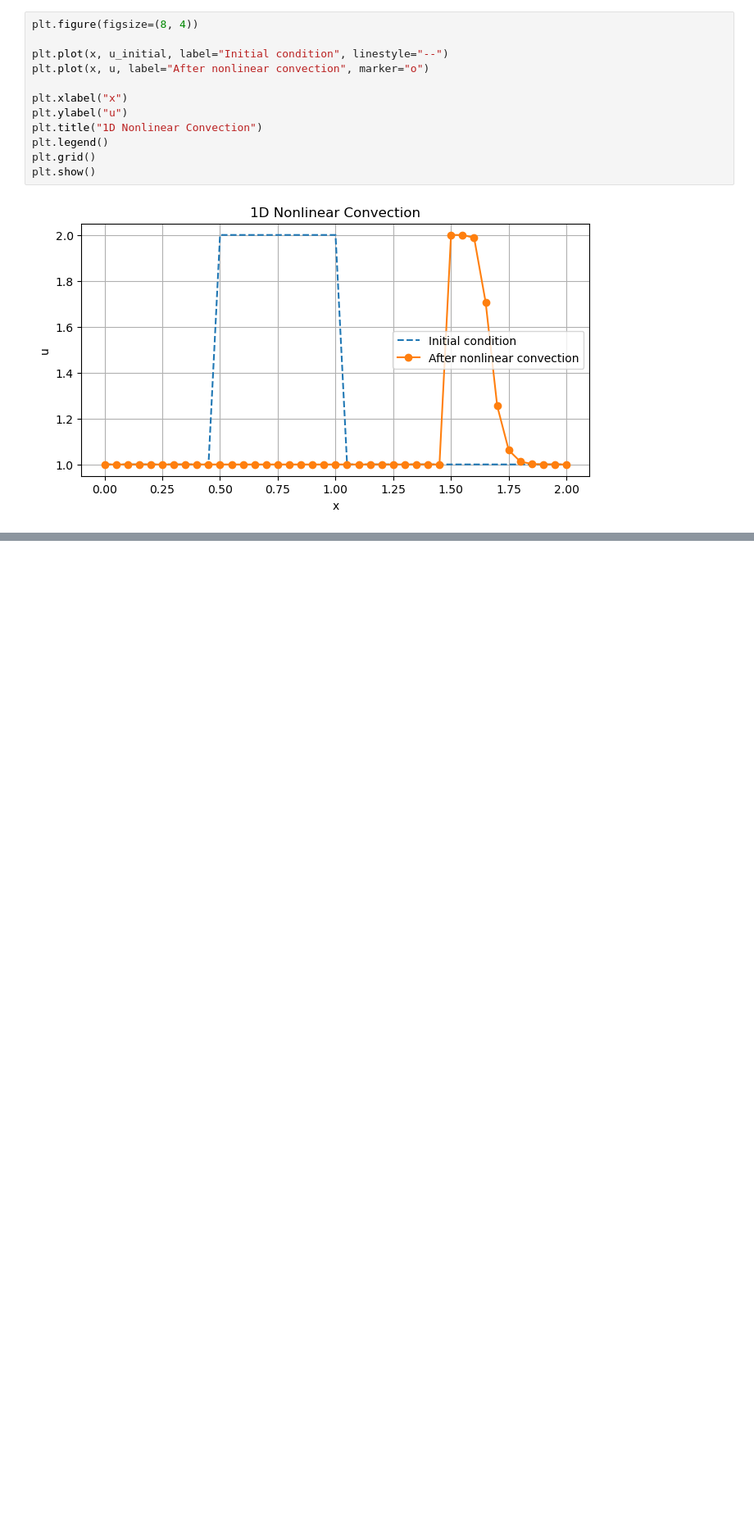
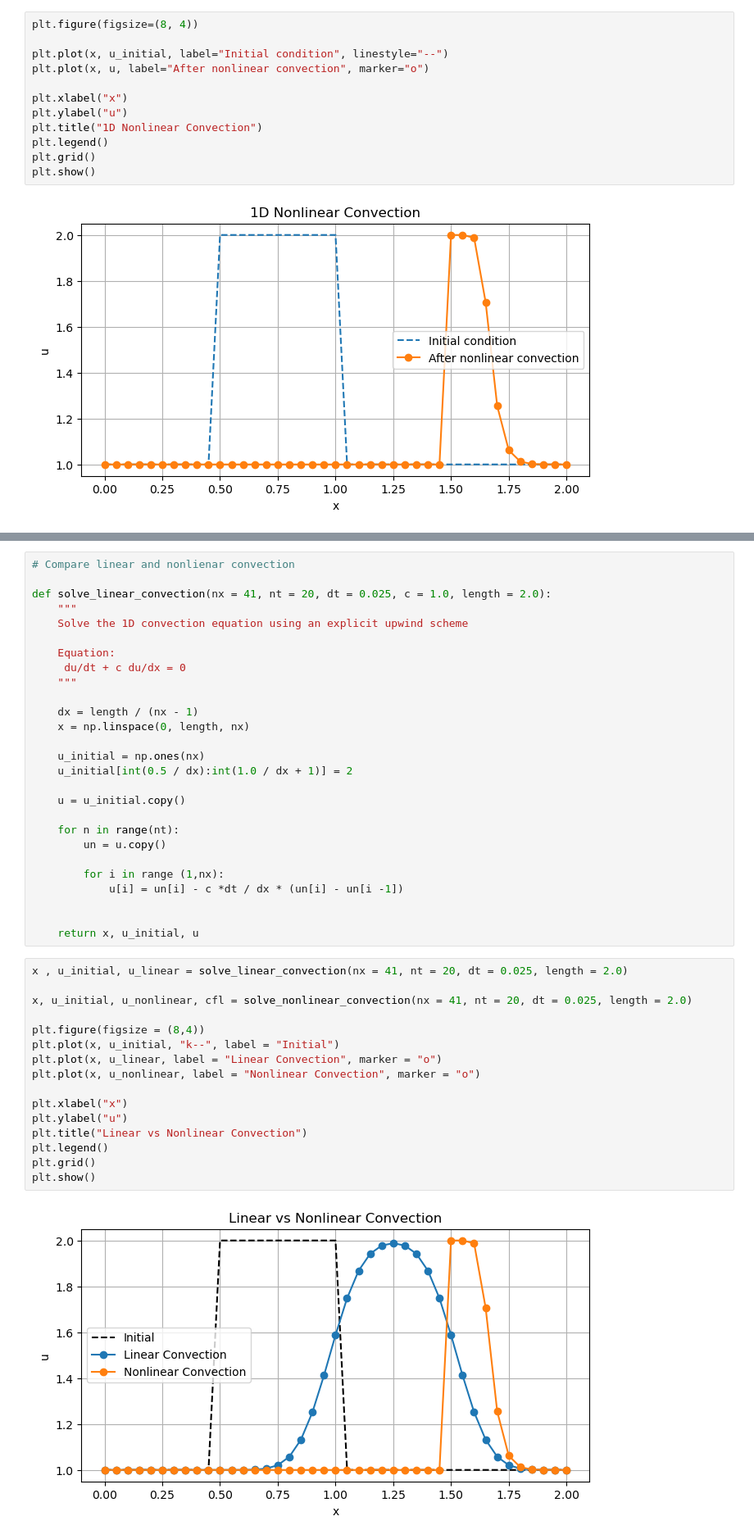
Before and after one commit to hunkarsuci/aero-cfd-ml-rom, a Jupyter notebook: notebooks/03_nonlinear_convection.ipynb, the cells around one changed output, grey strips where cells are left out. Shown at 82% size. Drawn from its saved outputs; the diff is of its cells as text; blank space fills up the shorter version.

```diff
--- a/notebooks/03_nonlinear_convection.ipynb
+++ b/notebooks/03_nonlinear_convection.ipynb
@@ -167,0 +238,45 @@ plt.show()
+# %%
+# Compare linear and nonlienar convection
+
+def solve_linear_convection(nx = 41, nt = 20, dt = 0.025, c = 1.0, length = 2.0):
+    """
+    Solve the 1D convection equation using an explicit upwind scheme
+
+    Equation:
+     du/dt + c du/dx = 0
+    """
+
+    dx = length / (nx - 1)
+    x = np.linspace(0, length, nx)
+
+    u_initial = np.ones(nx)
+    u_initial[int(0.5 / dx):int(1.0 / dx + 1)] = 2
+
+    u = u_initial.copy()
+
+    for n in range(nt):
+        un = u.copy()
+
+        for i in range (1,nx):
+            u[i] = un[i] - c *dt / dx * (un[i] - un[i -1])
+
+
+    return x, u_initial, u
+# %%
+x , u_initial, u_linear = solve_linear_convection(nx = 41, nt = 20, dt = 0.025, length = 2.0)
+
+x, u_initial, u_nonlinear, cfl = solve_nonlinear_convection(nx = 41, nt = 20, dt = 0.025, length = 2.0)
+
+plt.figure(figsize = (8,4))
+plt.plot(x, u_initial, "k--", label = "Initial")
+plt.plot(x, u_linear, label = "Linear Convection", marker = "o")
+plt.plot(x, u_nonlinear, label = "Nonlinear Convection", marker = "o")
+
+plt.xlabel("x")
+plt.ylabel("u")
+plt.title("Linear vs Nonlinear Convection")
+plt.legend()
+plt.grid()
+plt.show()
+# %% [output]
+[figure, added]
```
Also changed, not shown: parts of 4 cells of this notebook, 2 other files.
